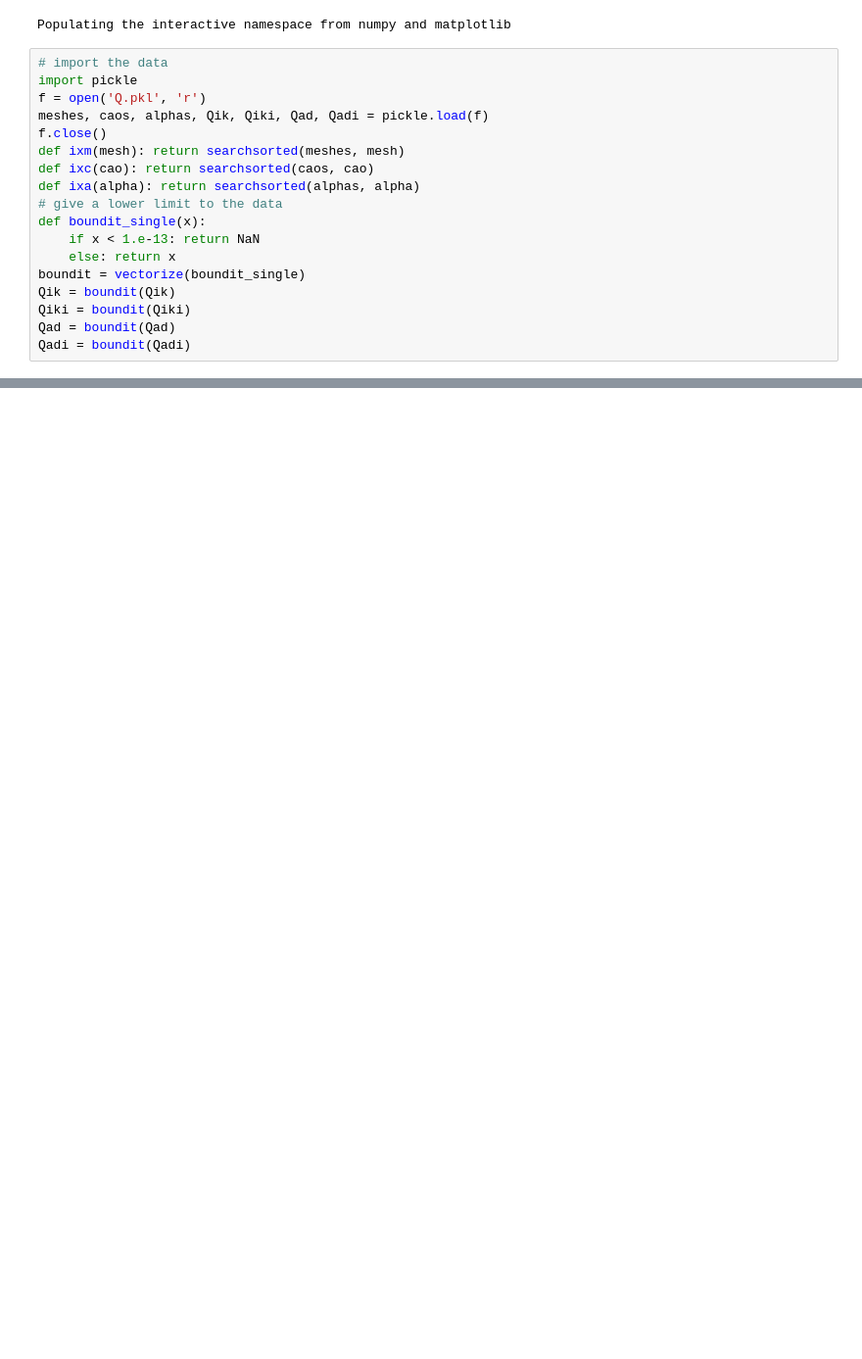
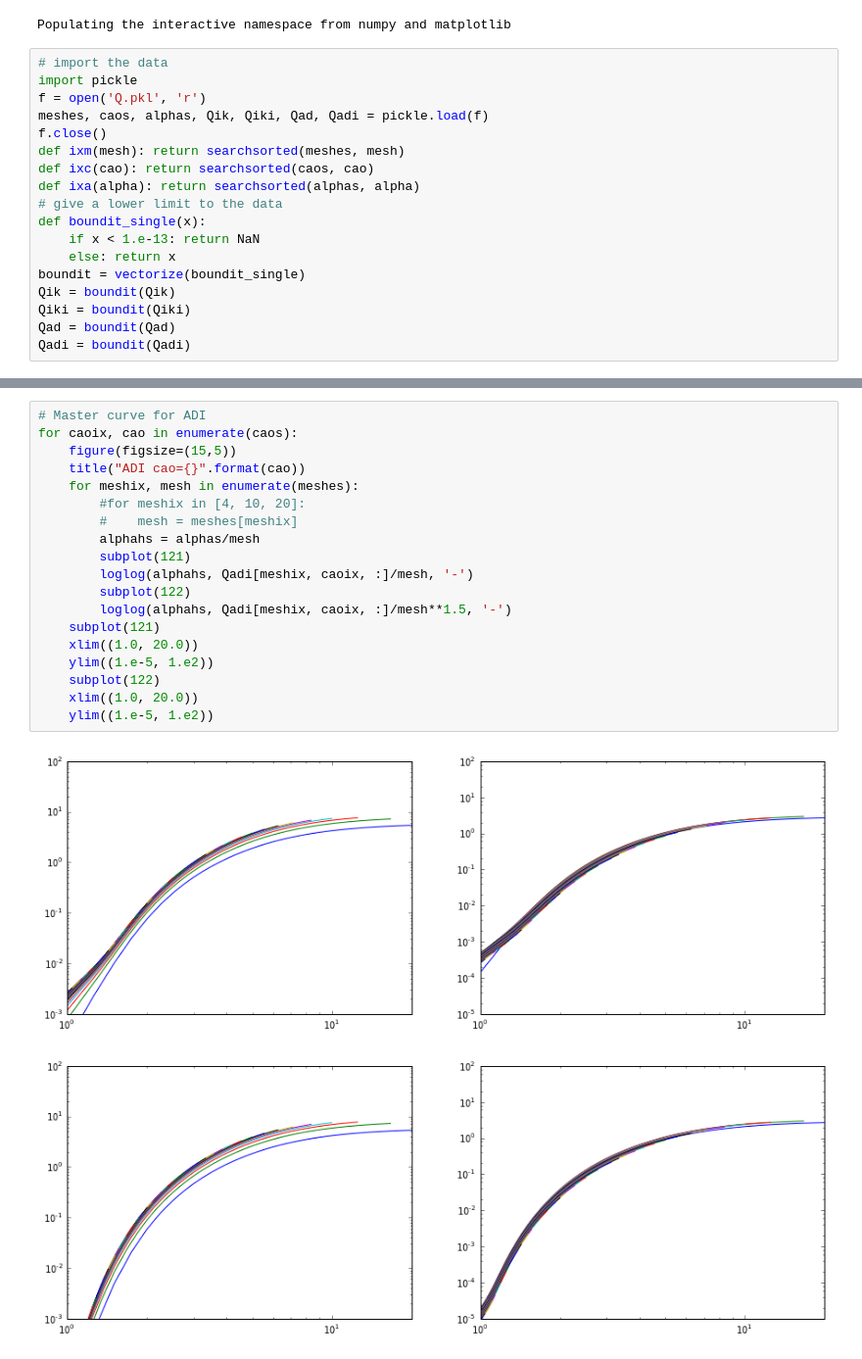
Before and after one commit to olenz/p3m-analyze, a Jupyter notebook: PlotQ.ipynb, the cells around one changed output, grey strips where cells are left out. Shown at 98% size. Cells and saved outputs as stored; diff of their text form; blank space fills up the shorter version.

```diff
--- a/PlotQ.ipynb
+++ b/PlotQ.ipynb
@@ -104,0 +73,22 @@ plotQ(512, Qadi)
+# %%
+# Master curve for ADI
+for caoix, cao in enumerate(caos):
+    figure(figsize=(15,5))
+    title("ADI cao={}".format(cao))
+    for meshix, mesh in enumerate(meshes):
+        #for meshix in [4, 10, 20]:
+        #    mesh = meshes[meshix]
+        alphahs = alphas/mesh
+        subplot(121)
+        loglog(alphahs, Qadi[meshix, caoix, :]/mesh, '-')
+        subplot(122)
+        loglog(alphahs, Qadi[meshix, caoix, :]/mesh**1.5, '-')
+    subplot(121)
+    xlim((1.0, 20.0))
+    ylim((1.e-5, 1.e2))
+    subplot(122)
+    xlim((1.0, 20.0))
+    ylim((1.e-5, 1.e2))
+# %% [output]
+[figure, added]
+[figure, added]
```
Also changed, not shown: parts of 8 cells of this notebook.
